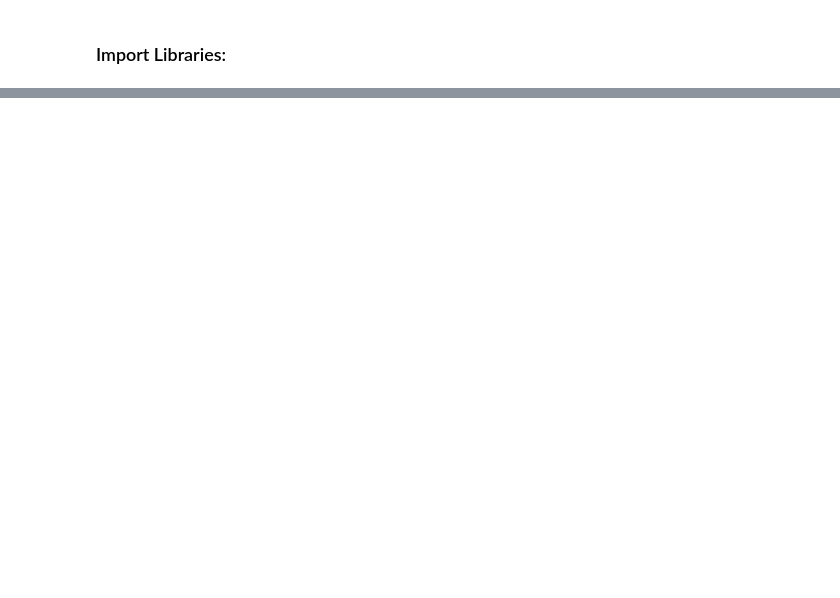
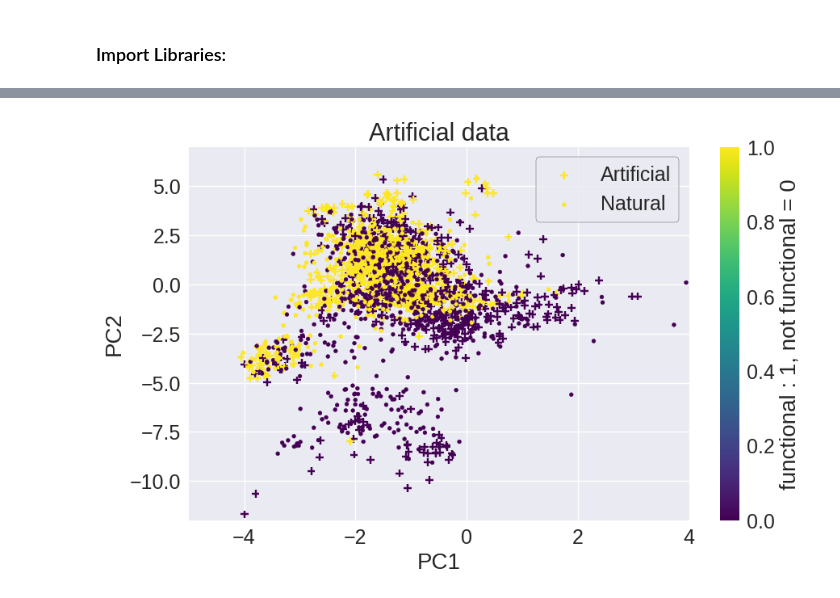
Before and after one commit to vicdlp/CS_project, a Jupyter notebook: CS_project.ipynb, the cells around one changed output, grey strips where cells are left out. Saved outputs shown, nothing was run; the diff lists cells and outputs as text; code cells hidden in the pictures; blank space fills up the shorter version.

```diff
--- a/CS_project.ipynb
+++ b/CS_project.ipynb
@@ -103,3 +136,22 @@ plt.show()
+# %%
+# Zoom on the cloud of points
+
+plt.figure(figsize=(10, 6))
+
+plt.xlim(-5,4)
+plt.ylim(-12,7)
+
+plt.scatter(Y_pca[:, 0], Y_pca[:, 1], c=y, cmap='viridis', label = "Artificial", marker = "+")
+plt.scatter(X_pca[:, 0], X_pca[:, 1], c=x, cmap='viridis', label = "Natural", marker = ".")
+
+plt.legend()
+plt.xlabel('PC1')
+plt.ylabel('PC2')
+plt.title('Artificial data')
+plt.colorbar(label=r'functional : 1, not functional = 0')
+plt.show()
+# %% [output]
+[figure, added]
 # %%
 from sklearn.manifold import TSNE
 
```
Also changed, not shown: parts of 10 cells of this notebook.
